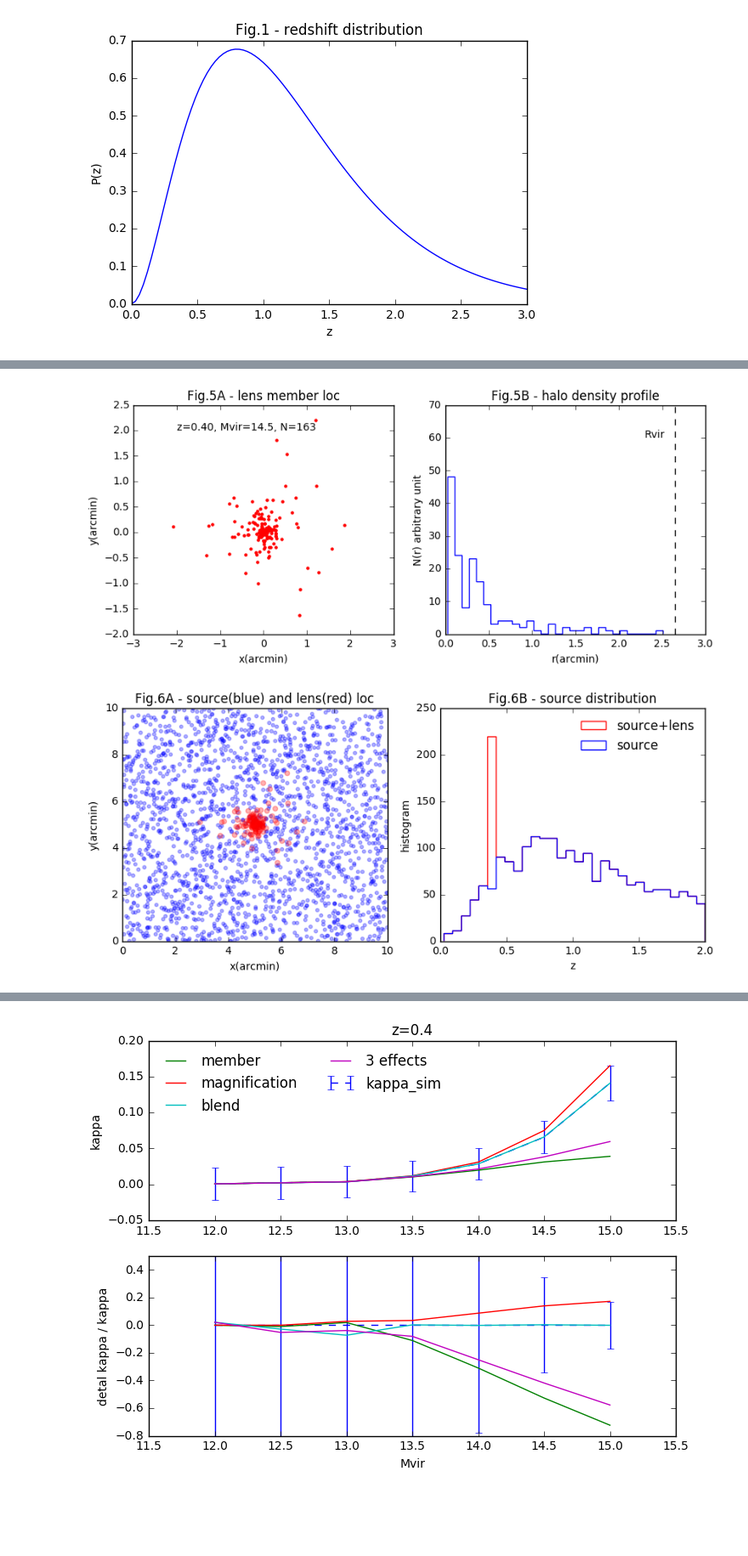
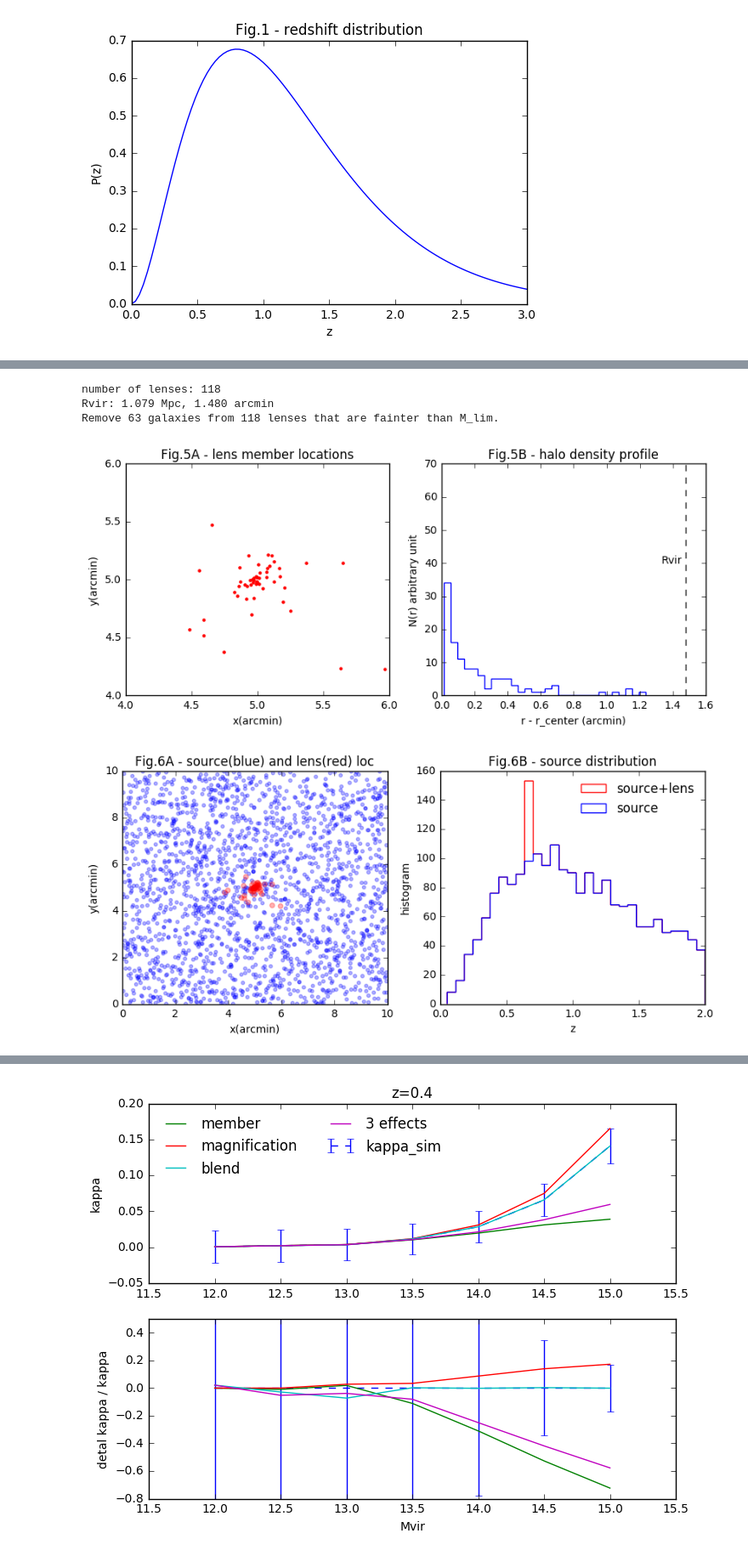
Before and after one commit to liuxx479/peak-bias, a Jupyter notebook: plots.ipynb, the cells around one changed output, grey strips where cells are left out. Shown at 85% size. Drawn from its saved outputs; the diff is of its cells as text; code cells hidden in the pictures; blank space fills up the shorter version.

```diff
--- a/plots.ipynb
+++ b/plots.ipynb
@@ -78,18 +78,75 @@ theta_vir = degrees(Rvir/Mpc/DC(z_lens))*60.0
+# %%
+######################################################
+########## test run with one massive lens ############
+######################################################
+
+########## parameters #########
+log10M = 14.5
+zlens = 0.7
+q = 1.5
+seed(0)
+side = 10.0
+rblend = 1.0/60.0 # 1 arcsec count as blended
+###############################
+
+Nlens = int(Nlens_fcn(log10M, zlens) + 0.5)
+
+### (1) generate source galaxies with distribution Pz
+area = side**2 ## arcmin^2
+N_gal = Ngal_gen(ngal_mean * area)
+z_source_arr = redshift_gen(N_gal)
+x_source_arr = rand(N_gal) * side
+y_source_arr = rand(N_gal) * side
+
+### (2) generate member galaxies with (x, y, r, Mvir)
+Mvir = 10**log10M
+### number of lens members
+Nlens = int(Nlens_fcn(log10M, zlens) + 0.5)
+### assign a mass
+Mlenses = Mlens_gen (Nlens, zlens)
+### assign x, y, according to concentration
+cNFW = Cvir(log10M, zlens)
+ngal_like_fcn = lambda cNFW: array([Gx_fcn(ix, cNFW) for ix in linspace(0.01, cNFW, 1001)])
+ngal_like = ngal_like_fcn(cNFW)/sum(ngal_like_fcn(cNFW))
+Rvir = Rvir_fcn(Mvir, zlens) ## unit: cm
+theta_vir = degrees(Rvir/Mpc/DC(zlens))*60.0 ## unit: arcmin
+rlenses = theta_vir * np.random.choice(linspace(0.01, 1.0, 1001), size=Nlens, p=ngal_like)# sieze of radius in arcmin
+ang_lenses = rand(Nlens)*2*pi
+xlens = rlenses * sin(ang_lenses) + 5.0## in arcmin
+ylens = rlenses * cos(ang_lenses) + 5.0## in arcmin
+
+print 'number of lenses:', Nlens
+print 'Rvir: %.3f Mpc, %.3f arcmin' % (Rvir/Mpc, theta_vir)
+
+### (3) cut out member galaxies that fall fainter than Mlim
+Nlim = Nlim_fcn (Nlens, zlens)
+
+idx_lim = argsort(Mlenses)[::-1][:Nlim]
+xlens = xlens[idx_lim]
+ylens = ylens[idx_lim]
+Mlenses = Mlenses[idx_lim]
+print 'Remove %i galaxies from %i lenses that are fainter than M_lim.'%(Nlens-Nlim, Nlens)
+# %% [output]
+number of lenses: 118
+Rvir: 1.079 Mpc, 1.480 arcmin
+Remove 63 galaxies from 118 lenses that are fainter than M_lim.
 # %%
 figure(figsize=(10,4))
 subplot(121)
 scatter(xlens, ylens, c='r', s=5, edgecolor='r')
 xlabel('x(arcmin)')
 ylabel('y(arcmin)')
-title('Fig.5A - lens member loc')
-text(-2,2,'z=%.2f, Mvir=%.1f, N=%i'%(z_lens, M_lens, N_lens))
+xlim(4,6)
+ylim(4,6)
+title('Fig.5A - lens member locations')
+#text(-2,2,'z=%.2f, Mvir=%.1f, N=%i'%(z_lens, M_lens, N_lens))
 subplot(122)
-hist(degrees(rlenses)*60.0, bins=30,histtype='step')
+hist(rlenses, bins=30,histtype='step')
 plot([theta_vir,theta_vir],[0,70],'k--')
-xlabel('r(arcmin)')
+xlabel('r - r_center (arcmin)')
 ylabel('N(r) arbitrary unit')
-text(2.3,60,'Rvir')
+text(theta_vir*0.9,40,'Rvir')
 title('Fig.5B - halo density profile')
 show()
 # %% [output]
-[figure, old version]
+[figure, new version]
@@ -103,20 +153,21 @@ y_source_arr = rand(N_gal) * side
 # %%
 figure(figsize=(10,4))
 subplot(121)
 scatter(x_source_arr, y_source_arr, s=10, edgecolor='b',c='b',alpha=0.3)#,facecolors='none')
-scatter(xlens+side/2, ylens+side/2, s=20, edgecolor='r',c='r',alpha=0.3)#,facecolors='none')
+scatter(xlens, ylens, s=20, edgecolor='r',c='r',alpha=0.3)#,facecolors='none')
 xlabel('x(arcmin)')
 ylabel('y(arcmin)')
 title('Fig.6A - source(blue) and lens(red) loc')
 xlim(0,side)
 ylim(0,side)
 subplot(122)
-hist(concatenate([z_source_arr, ones(N_lens)*z_lens]), bins=30, color='r',histtype='step', label='source+lens')
+#hist(concatenate([z_source_arr, ones(Nlens)*zlens]), bins=30, color='r',histtype='step', label='source+lens')
+hist(concatenate([z_source_arr, ones(Nlim)*zlens]), bins=30, color='r',histtype='step', label='source+lens')
 hist(z_source_arr, bins=30, histtype='step',color='b', label='source')
 legend(frameon=0,loc=0)
 xlabel('z')
 ylabel('histogram')
 title('Fig.6B - source distribution')
 show()
 # %% [output]
-[figure, old version]
+[figure, new version]
```
Also changed, not shown: parts of 17 cells of this notebook, 1 other file.
